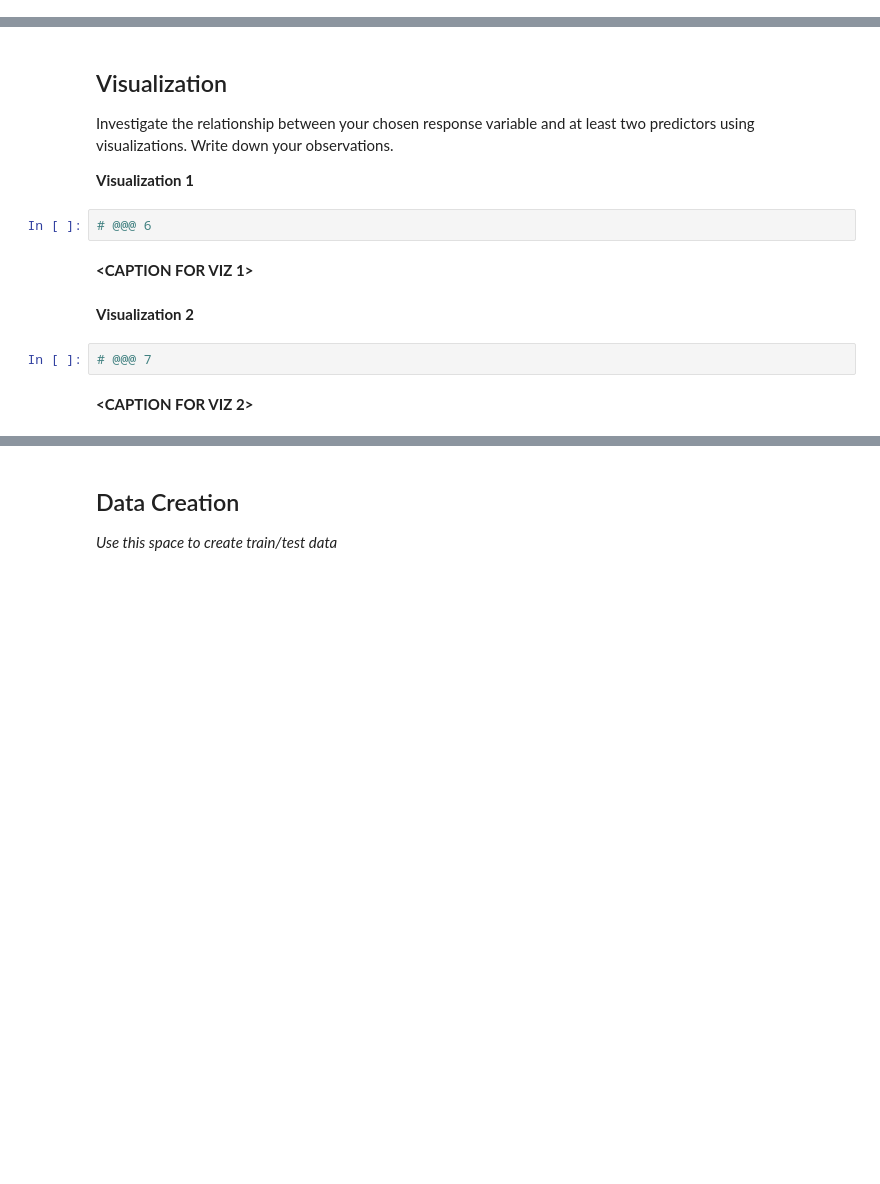
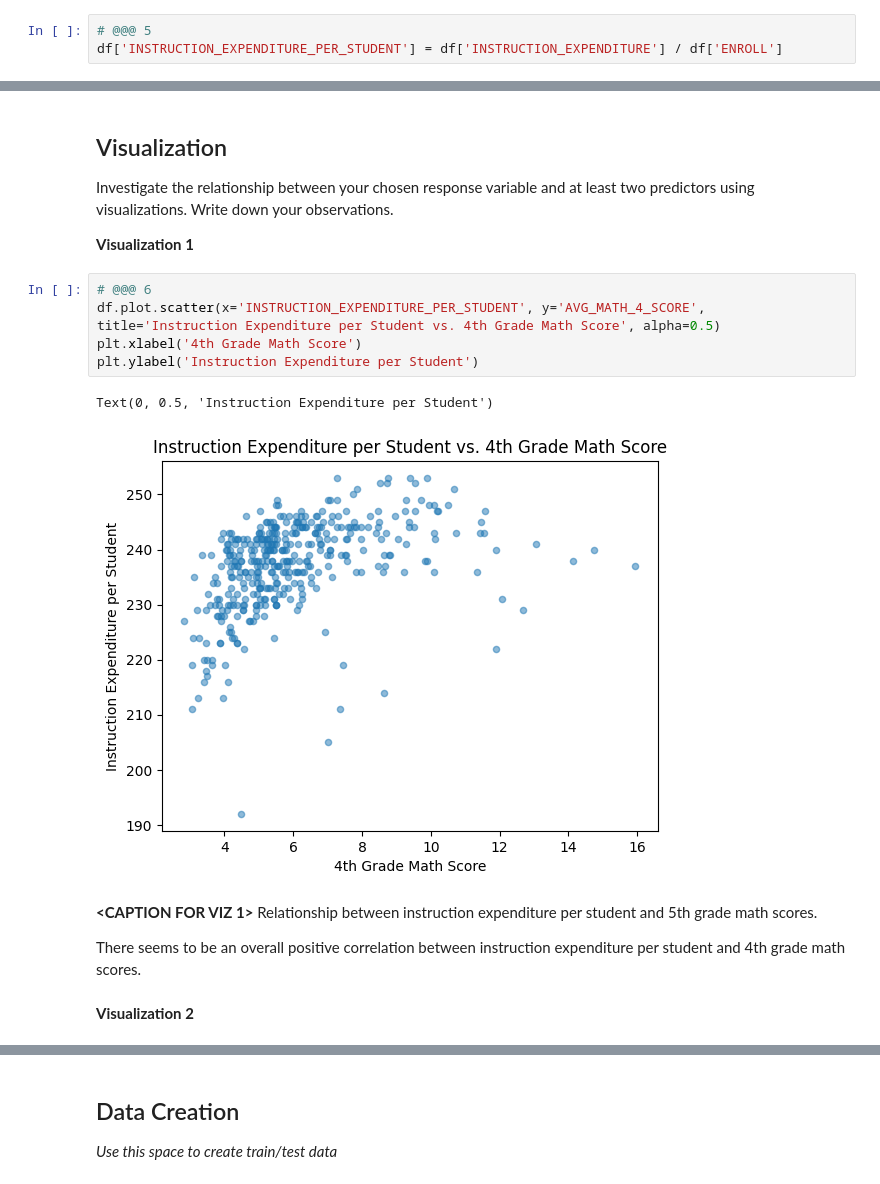
Before and after one commit to lenadahee/MDST-Tutorial, a Jupyter notebook: tutorial1/checkpoint1.ipynb, the cells around one changed output, grey strips where cells are left out. Saved outputs shown, nothing was run; the diff lists cells and outputs as text; blank space fills up the shorter version.

```diff
--- a/tutorial1/checkpoint1.ipynb
+++ b/tutorial1/checkpoint1.ipynb
@@ -83,0 +258,3 @@ Feature engineering justification: **<BRIEFLY DESCRIBE WHY YOU MADE THE CHANGES
+# %%
+# @@@ 5
+df['INSTRUCTION_EXPENDITURE_PER_STUDENT'] = df['INSTRUCTION_EXPENDITURE'] / df['ENROLL']
@@ -87,13 +268,18 @@ Feature engineering justification: **<BRIEFLY DESCRIBE WHY YOU MADE THE CHANGES
 Investigate the relationship between your chosen response variable and at least two predictors using visualizations. Write down your observations.
 
 **Visualization 1**
-# %%
-# @@@ 6
-# %% [markdown]
-**<CAPTION FOR VIZ 1>**
+# %%
+# @@@ 6
+df.plot.scatter(x='INSTRUCTION_EXPENDITURE_PER_STUDENT', y='AVG_MATH_4_SCORE', title='Instruction Expenditure per Student vs. 4th Grade Math Score', alpha=0.5)
+plt.xlabel('4th Grade Math Score')
+plt.ylabel('Instruction Expenditure per Student')
+# %% [output]
+Text(0, 0.5, 'Instruction Expenditure per Student')
+[figure, added]
+# %% [markdown]
+**<CAPTION FOR VIZ 1>**
+Relationship between instruction expenditure per student and 5th grade math scores.
+
+There seems to be an overall positive correlation between instruction expenditure per student and 4th grade math scores.
 # %% [markdown]
 **Visualization 2**
-# %%
-# @@@ 7
-# %% [markdown]
-**<CAPTION FOR VIZ 2>**
```
Also changed, not shown: parts of 36 cells of this notebook, 2 other files.
